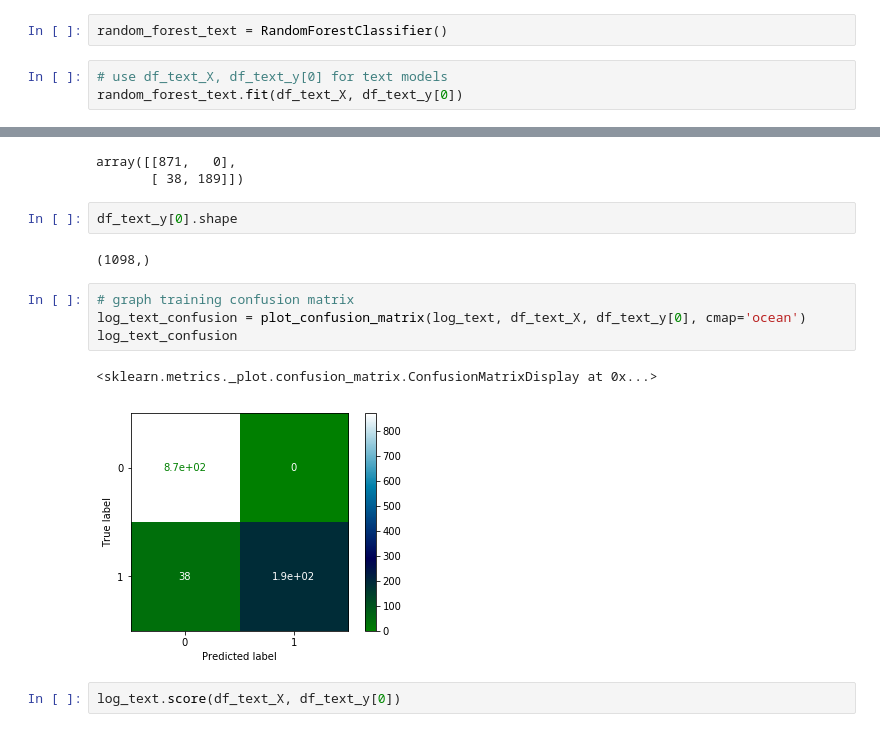
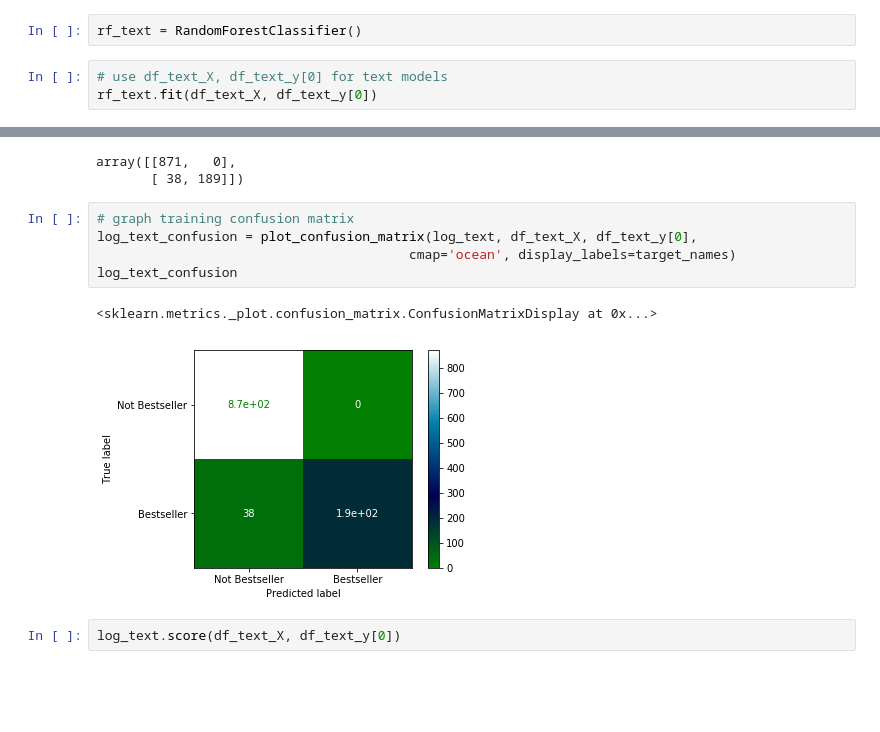
Before and after one commit to robillersomeone/NYT_bestsellers, a Jupyter notebook: initial_modeling-offline.ipynb, the cells around one changed output, grey strips where cells are left out. Cells and saved outputs as stored; diff of their text form; blank space fills up the shorter version.

```diff
--- a/initial_modeling-offline.ipynb
+++ b/initial_modeling-offline.ipynb
@@ -274,10 +297,10 @@ array([0.48588481, 0.51411519])
 ## Text Modeling Random Forest
 - only using text features
 # %%
-random_forest_text = RandomForestClassifier()
+rf_text = RandomForestClassifier()
 # %%
 # use df_text_X, df_text_y[0] for text models
-random_forest_text.fit(df_text_X, df_text_y[0])
+rf_text.fit(df_text_X, df_text_y[0])
 # %% [output]
 RandomForestClassifier(bootstrap=True, ccp_alpha=0.0, class_weight=None,
                        criterion='gini', max_depth=None, max_features='auto',
@@ -459,17 +510,14 @@ confusion_matrix(df_text_y[0], log_predictions_text_training)
 # %% [output]
 array([[871,   0],
        [ 38, 189]])
-# %%
-df_text_y[0].shape
-# %% [output]
-(1098,)
 # %%
 # graph training confusion matrix
-log_text_confusion = plot_confusion_matrix(log_text, df_text_X, df_text_y[0], cmap='ocean')
+log_text_confusion = plot_confusion_matrix(log_text, df_text_X, df_text_y[0],
+                                        cmap='ocean', display_labels=target_names)
 log_text_confusion
 # %% [output]
 <sklearn.metrics._plot.confusion_matrix.ConfusionMatrixDisplay at 0x...>
-[figure, old version]
+[figure, new version]
 # %%
 log_text.score(df_text_X, df_text_y[0])
 # %% [output]
```
Also changed, not shown: parts of 40 cells of this notebook, 2 other files.
